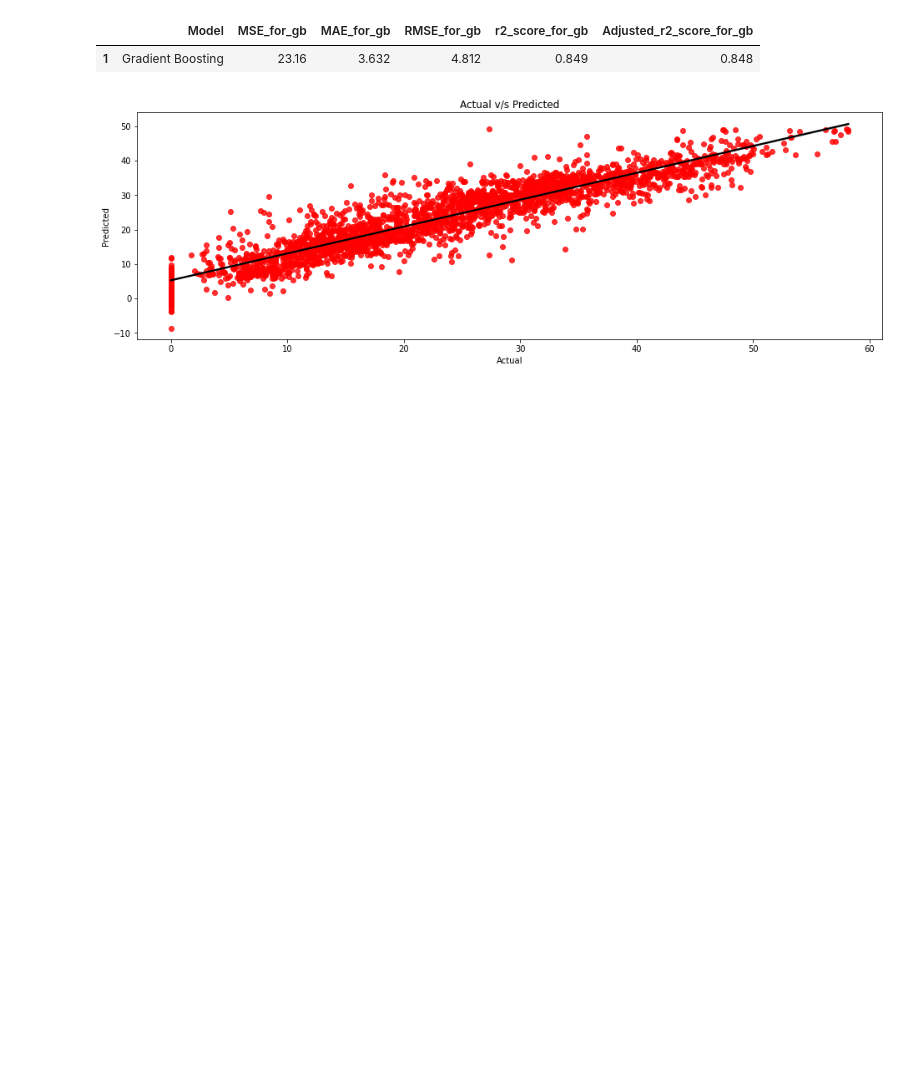
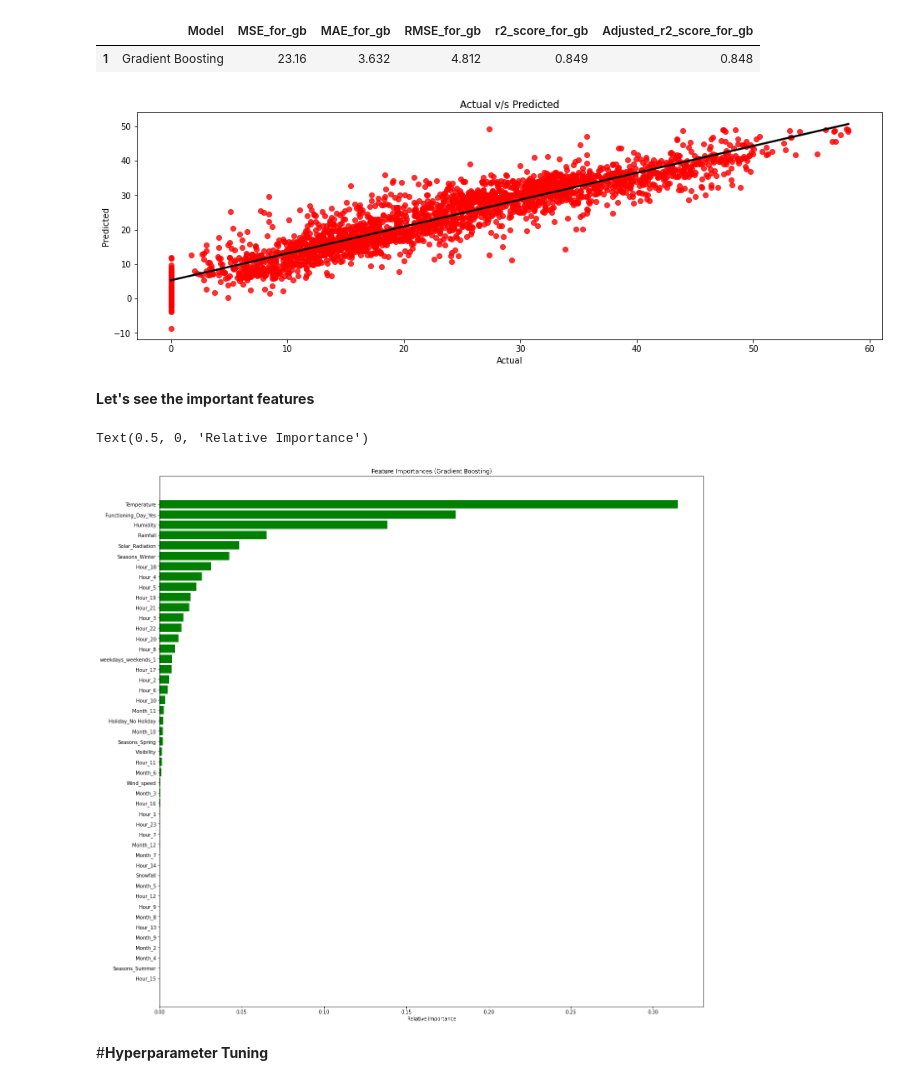
Before and after one commit to sksamima5/Bike-Sharing-Demand-Prediction-, a Jupyter notebook: Bike_Sharing_Demand_Prediction_Capstone_Project.ipynb, the cells around one changed output. Drawn from its saved outputs; the diff is of its cells as text; code cells hidden in the pictures; blank space fills up the shorter version.

```diff
--- a/Bike_Sharing_Demand_Prediction_Capstone_Project.ipynb
+++ b/Bike_Sharing_Demand_Prediction_Capstone_Project.ipynb
@@ -2036,3 +2036,20 @@ def plot_scatter(y_pred_test_gb,y_test):
 plot_scatter(y_pred_test_gb, y_test)
 # %% [output]
 [figure]
+# %% [markdown]
+<b> Let's see the important features
+# %%
+#Let's check the important variables
+imp_variables=X.columns
+importances = gb_reg.feature_importances_
+indices = np.argsort(importances)
+plt.figure(figsize=(20,20))
+plt.title('Feature Importances (Gradient Boosting)')
+plt.barh(range(len(indices)), importances[indices], color='g', align='center')
+plt.yticks(range(len(indices)), imp_variables[indices])
+plt.xlabel('Relative Importance')
+# %% [output]
+Text(0.5, 0, 'Relative Importance')
+[figure, added]
+# %% [markdown]
+#**Hyperparameter Tuning**
```
Also changed, not shown: parts of 7 cells of this notebook.
